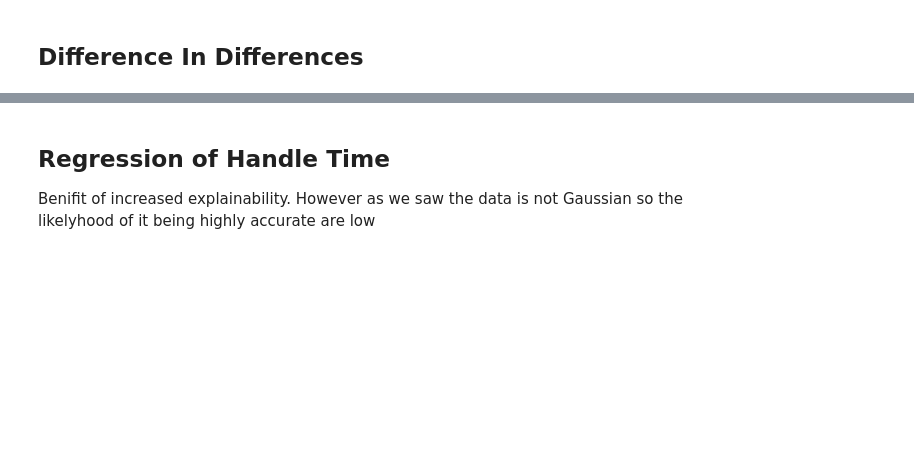
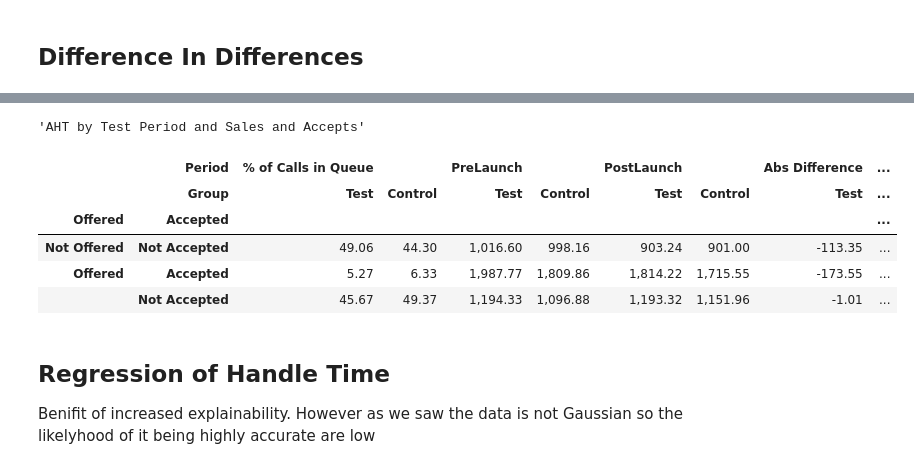
Before and after one commit to Austen-Moore94/Expert-Assist-Pilot, a Jupyter notebook: AdHocs/2. AHT And Sales Testing/Test.ipynb, the cells around one changed output, grey strips where cells are left out. Cells and saved outputs as stored; diff of their text form; code cells hidden in the pictures; blank space fills up the shorter version.

```diff
--- a/AdHocs/2. AHT And Sales Testing/Test.ipynb
+++ b/AdHocs/2. AHT And Sales Testing/Test.ipynb
@@ -138,0 +172,35 @@ del pivot, df, col
+# %%
+df = dfp.copy()
+df.head()
+# df=df[df['TaskQueue'].isin(['VZN_MTS_Bundle_EN_2233','VZN_Onboarding_2628'])]
+
+df = add_conditionals(df)
+df=df[df['Date']<=datetime(2023,10,15)]
+df['Group'] = np.where(df['TestGroup'],'Test','Control')
+df['Period']=np.where(df['AfterExpertAssistLaunch'],'PostLaunch','PreLaunch')
+df['Offered'] = df['Offered'].astype(str).replace('0','Not Offered').replace('1','Offered')
+df['Accepted'] = df['Accepted'].astype(str).replace('0','Not Accepted').replace('1','Accepted')
+
+pivot = pd.pivot_table(df,columns=['Period','Group'],index=['Offered','Accepted'],values='HandleTime')
+# pivot = pivot.replace(np.nan,0)
+for col in pivot['PostLaunch'].columns:
+        # pivot['% Difference',col]=((pivot['PostLaunch',col]/pivot['PreLaunch',col])-1)
+        pivot['Abs Difference',col]=((pivot['PostLaunch',col]-pivot['PreLaunch',col]))
+        pivot['% of Calls in Queue',col]=100*df[df['Group']==col][['Offered','Accepted']].value_counts()/df[df['Group']==col][['Offered','Accepted']].value_counts().sum()
+# pivot['% Difference','B/-(W) Than Control']=pivot['% Difference','Control']-pivot['% Difference','Test']
+pivot['Abs Difference','B/-(W) Than Control']=pivot['Abs Difference','Control']-pivot['Abs Difference','Test']
+
+# pivot = pivot.sort_values(by=[('Total Calls in Queue','Test')],axis=0,ascending=False)
+pivot = pivot.sort_index(axis=1,ascending=False)
+
+display("AHT by Test Period and Sales and Accepts",pivot[['% of Calls in Queue','PreLaunch','PostLaunch','Abs Difference']])
+# pivot.to_excel('AHT.xlsx')
+del pivot, df, col
+# %% [output]
+'AHT by Test Period and Sales and Accepts'
+|  | Period | % of Calls in Queue |  | PreLaunch |  | PostLaunch |  | Abs Difference | ... |
+|  | Group | Test | Control | Test | Control | Test | Control | Test | ... |
+| Offered | Accepted |  |  |  |  |  |  |  | ... |
+| Not Offered | Not Accepted | 49.06 | 44.30 | 1,016.60 | 998.16 | 903.24 | 901.00 | -113.35 | ... |
+| Offered | Accepted | 5.27 | 6.33 | 1,987.77 | 1,809.86 | 1,814.22 | 1,715.55 | -173.55 | ... |
+|  | Not Accepted | 45.67 | 49.37 | 1,194.33 | 1,096.88 | 1,193.32 | 1,151.96 | -1.01 | ... |
```
Also changed, not shown: parts of 7 cells of this notebook, 3 other files.
